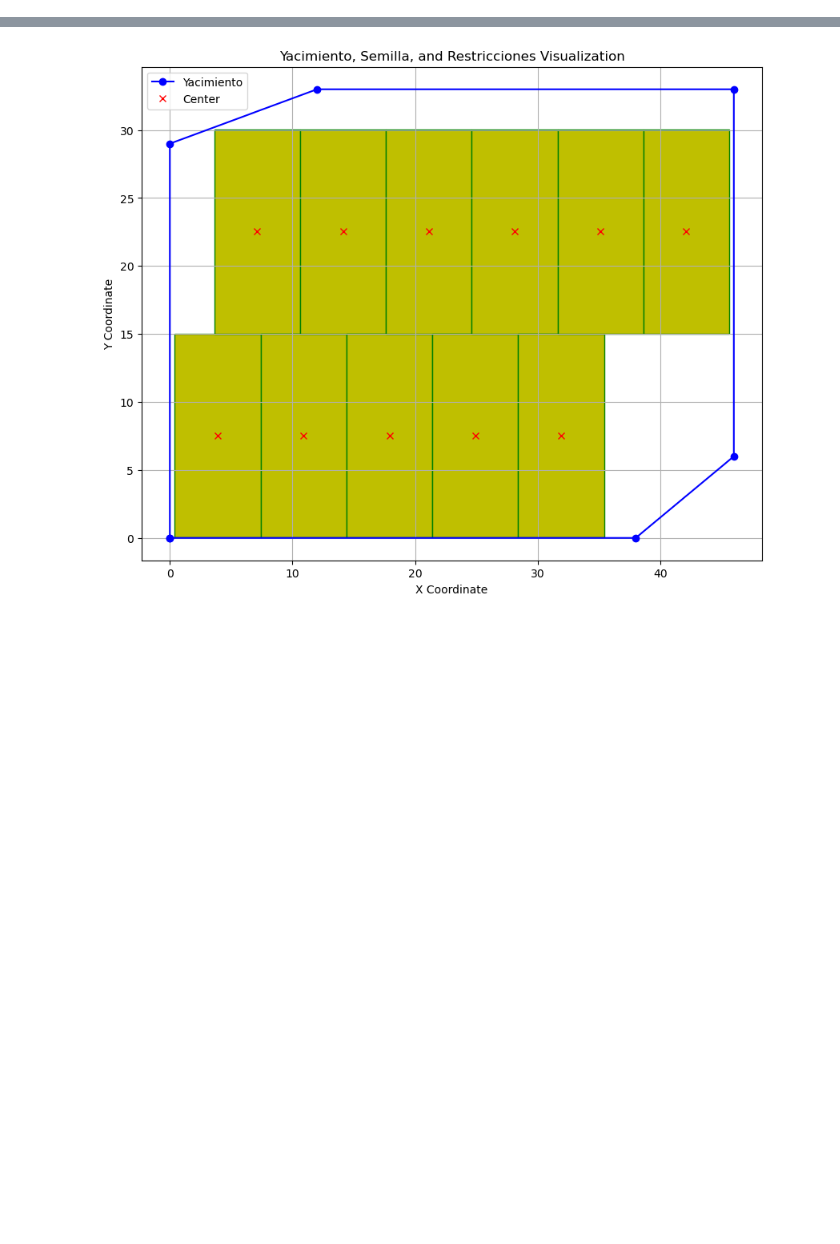
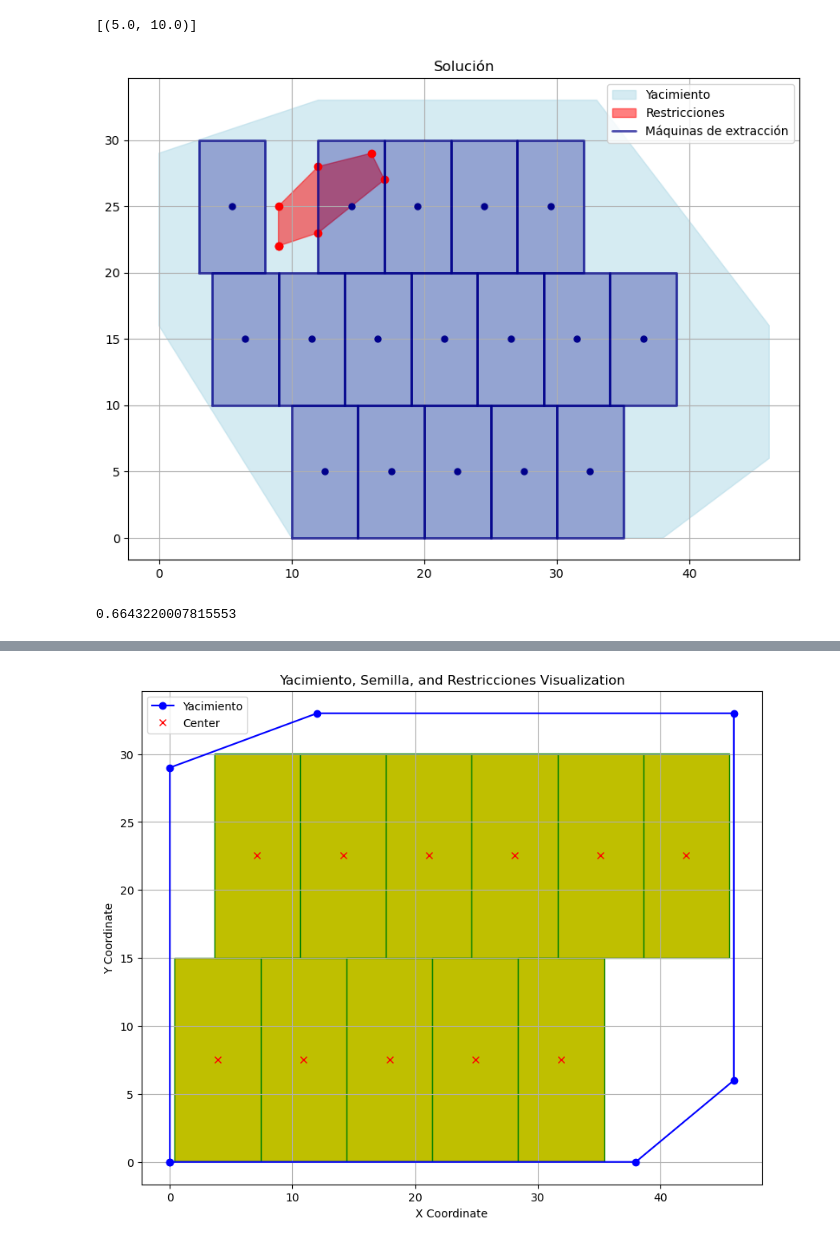
Before and after one commit to lararlm/TD8_ProyectoFinal, a Jupyter notebook: testing/grid_tests.ipynb, the cells around one changed output, grey strips where cells are left out. Drawn from its saved outputs; the diff is of its cells as text; code cells hidden in the pictures; blank space fills up the shorter version.

```diff
--- a/testing/grid_tests.ipynb
+++ b/testing/grid_tests.ipynb
@@ -14,0 +26,10 @@ polygon, panel_size, restrictions , angulo = xml_data_extractor(file_path_bony)
+# %%
+rectangles_02 = paint_heuristic(polygon, restrictions, panel_size)
+print(panel_size)
+plot_solution(polygon,restrictions,rectangles_02,panel_size)
+area_02 = calculate_area(polygon,rectangles_02,panel_size)
+print(area_02)
+# %% [output]
+[(5.0, 10.0)]
+[figure, added]
+0.6643220007815553
```
Also changed, not shown: parts of 10 cells of this notebook, 22 other files.
